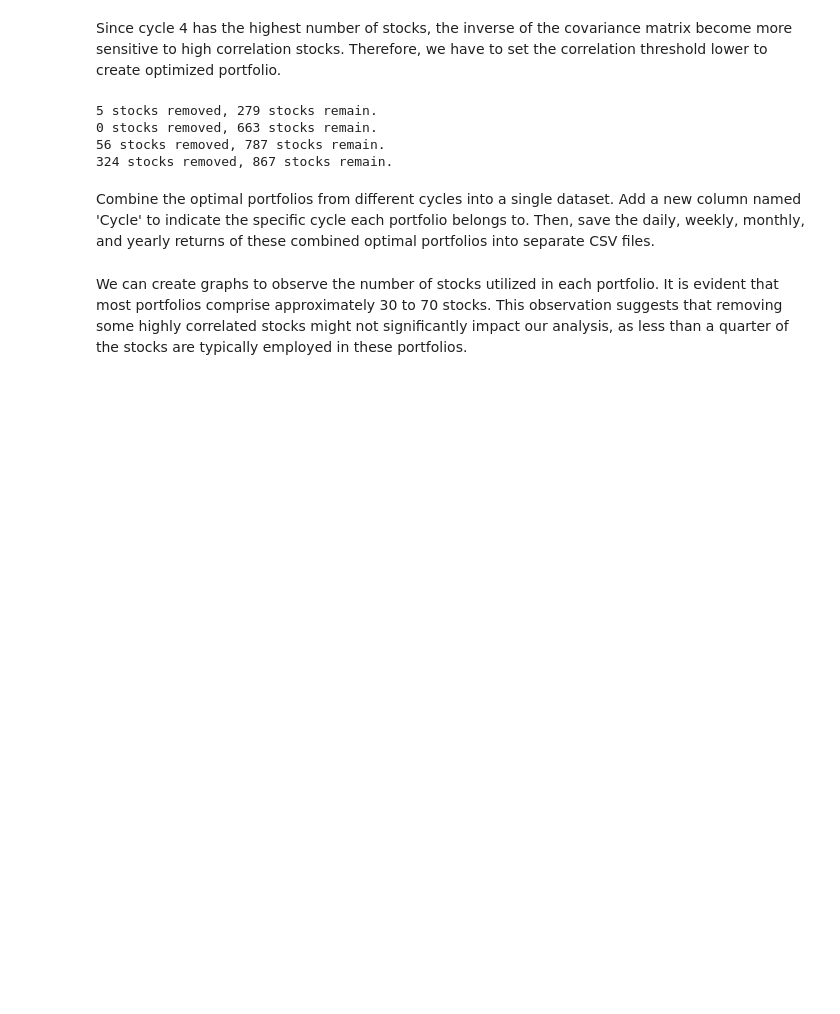
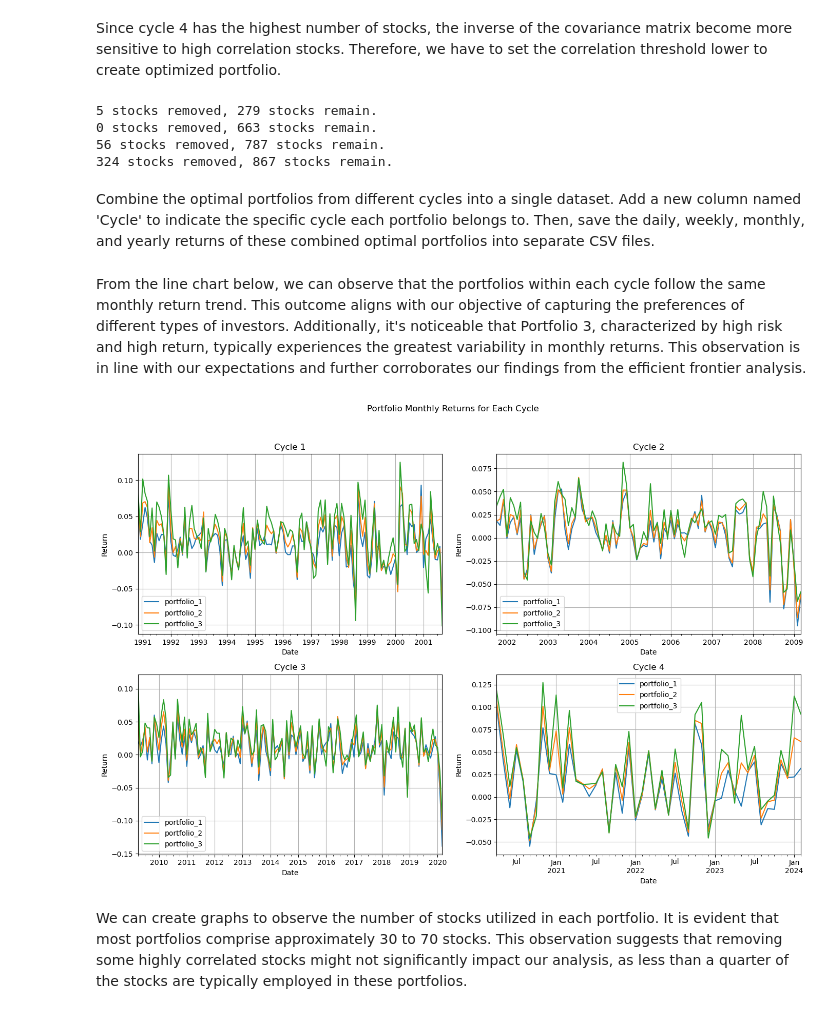
Before and after one commit to patrickwjwang/equity-cycle, a Jupyter notebook: notebooks/equity-cycle-submission-1.ipynb, the cells around one changed output. Saved outputs shown, nothing was run; the diff lists cells and outputs as text; code cells hidden in the pictures; blank space fills up the shorter version.

```diff
--- a/notebooks/equity-cycle-submission-1.ipynb
+++ b/notebooks/equity-cycle-submission-1.ipynb
@@ -300,6 +298,27 @@ for idx, ef in enumerate(ef_instances):
 # ef_combined_weekly.to_csv(weekly_path)
 # ef_combined_monthly.to_csv(monthly_path)
 # ef_combined_annual.to_csv(yearly_path)
+# %% [markdown]
+From the line chart below, we can observe that the portfolios within each cycle follow the same monthly return trend. This outcome aligns with our objective of capturing the preferences of different types of investors. Additionally, it's noticeable that Portfolio 3, characterized by high risk and high return, typically experiences the greatest variability in monthly returns. This observation is in line with our expectations and further corroborates our findings from the efficient frontier analysis.
+# %%
+# Creating subplots for each cycle
+fig, axes = plt.subplots(nrows=2, ncols=2, figsize=(14, 10))
+fig.suptitle('Portfolio Monthly Returns for Each Cycle')
+cycles = ef_combined_monthly['Cycle'].unique()
+for i, cycle in enumerate(cycles):
+    ax = axes[i//2, i%2]
+    cycle_data = ef_combined_monthly[ef_combined_monthly['Cycle'] == cycle]
+
+    cycle_data[['portfolio_1', 'portfolio_2', 'portfolio_3']].plot(ax=ax)
+    ax.set_title(f'Cycle {int(cycle)}')
+    ax.set_xlabel('Date')
+    ax.set_ylabel('Return')
+    ax.grid(True)
+plt.tight_layout(rect=[0, 0.03, 1, 0.95])  # Adjust the layout
+# plt.savefig(os.path.join(graph_dir, 'optimal_monthly_returns_cycles.png'))
+plt.show()
+# %% [output]
+[figure, added]
 # %% [markdown]
 We can create graphs to observe the number of stocks utilized in each portfolio. It is evident that most portfolios comprise approximately 30 to 70 stocks. This observation suggests that removing some highly correlated stocks might not significantly impact our analysis, as less than a quarter of the stocks are typically employed in these portfolios.
 # %%
```
Also changed, not shown: parts of 5 cells of this notebook, 15 other files.
